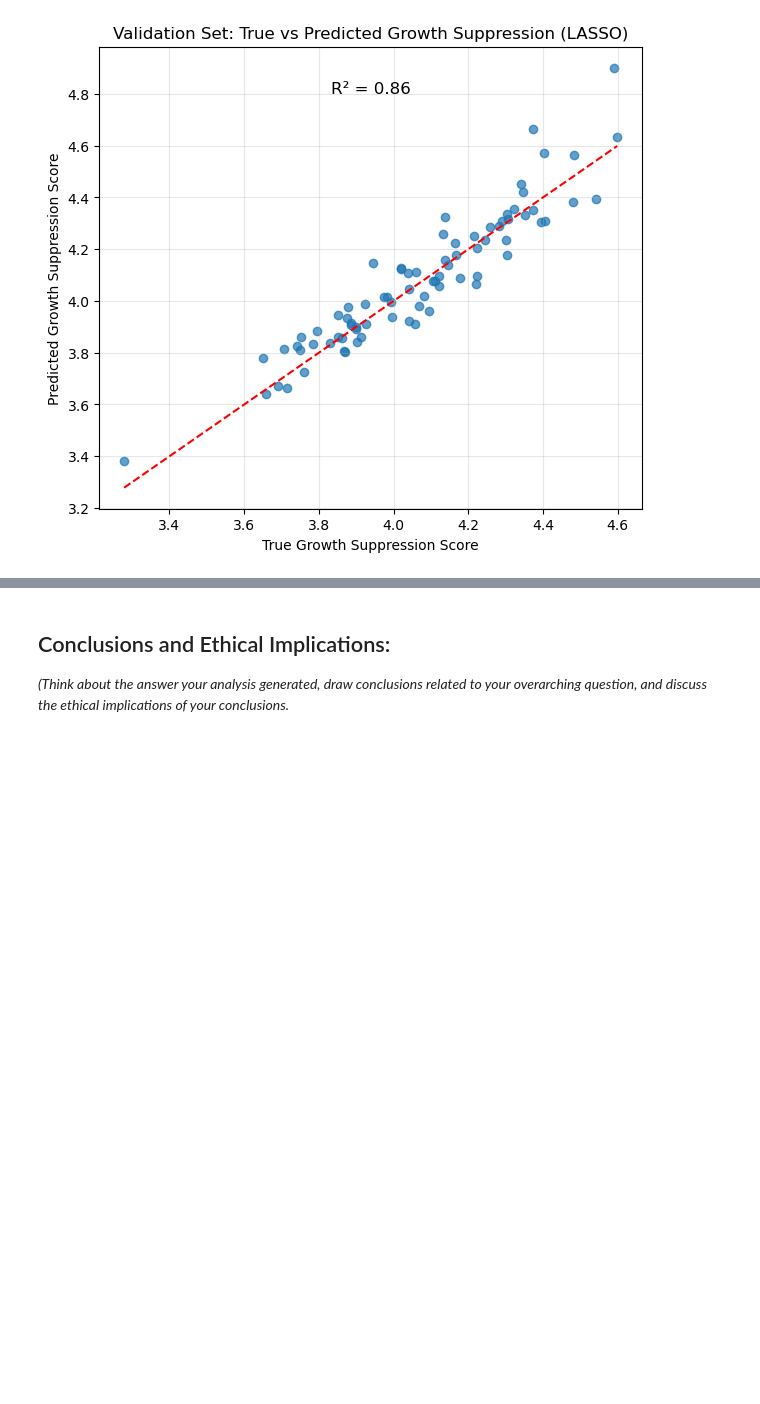
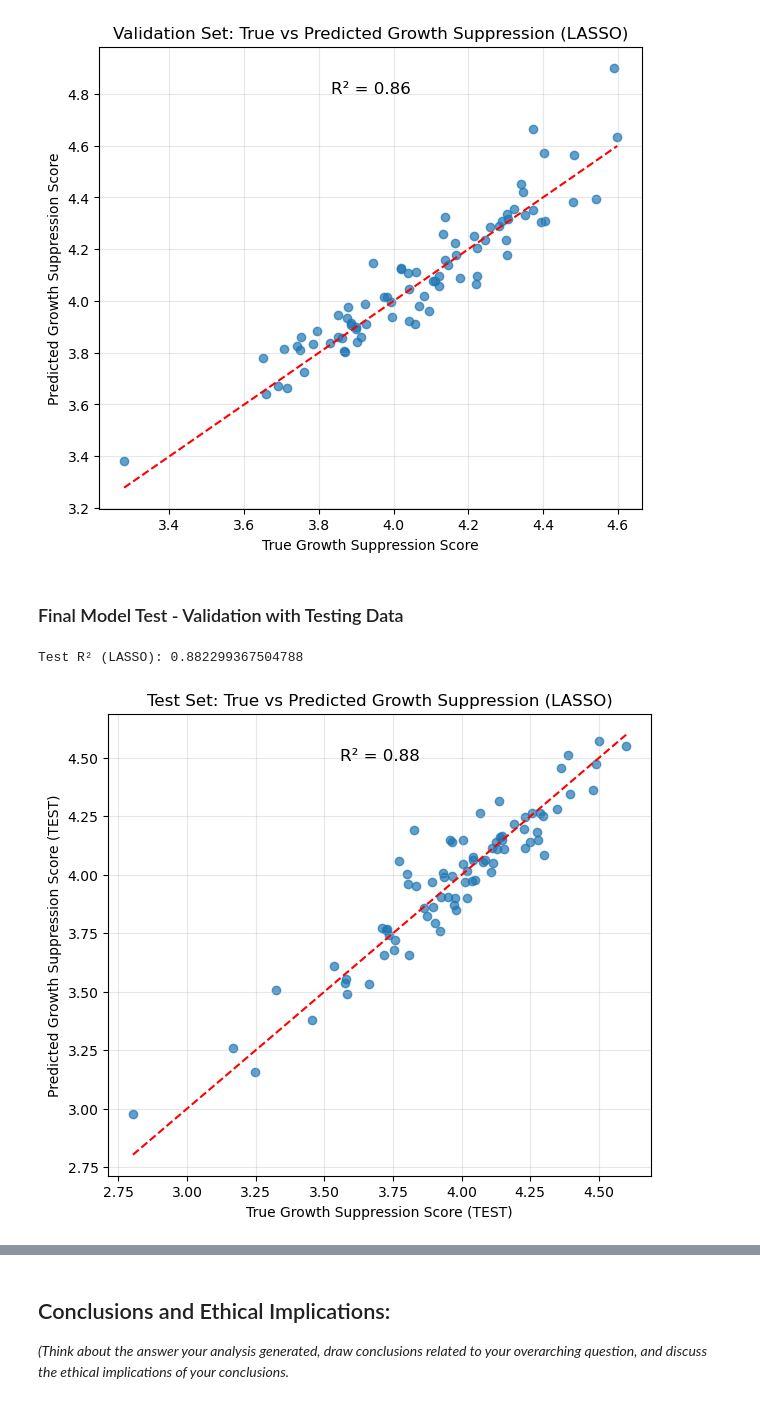
Before and after one commit to ReaganOswald/Module-4-Cancer, a Jupyter notebook: code/Module 4 Template.ipynb, the cells around one changed output, grey strips where cells are left out. Drawn from its saved outputs; the diff is of its cells as text; code cells hidden in the pictures; blank space fills up the shorter version.

Commit message:
verification and validation

```diff
--- a/code/Module 4 Template.ipynb
+++ b/code/Module 4 Template.ipynb
@@ -771,3 +771,66 @@ plt.show()
 # %% [output]
 Validation R² (LASSO): 0.864535541920684
 [figure]
+# %% [markdown]
+### Final Model Test - Validation with Testing Data
+# %%
+# 1. Load TEST data + metadata
+test_data = pd.read_csv( r"C:\Users\Reaga\Downloads\TEST_SET_GSE62944_subsample_log2TPM.csv", index_col=0)
+
+test_metadata = pd.read_csv(r"C:\Users\Reaga\OneDrive\Desktop\BME_2315\Module-4-Cancer\Module-4-Cancer\data\TEST_SET_GSE62944_metadata.csv",
+index_col=0)
+
+# 2. Subset to COAD samples
+test_samples = test_metadata[test_metadata["cancer_type"] == "COAD"].index
+test_COAD = test_data[test_samples]
+
+# 3. Identify shared genes (same as training)
+shared_angio_test = [g for g in x_df.columns if g in test_COAD.index]
+shared_growth_test = [g for g in y_df.columns if g in test_COAD.index]
+
+# 4. Subset test data to angiogenesis (X) and growth suppression (Y)
+test_x_df = test_COAD.loc[shared_angio_test].T
+test_y_df = test_COAD.loc[shared_growth_test].T
+
+# 5. Compute TEST target (mean growth suppression score)
+y_test = test_y_df.mean(axis=1).values
+
+# 6. Convert angiogenesis matrix to numpy array
+x_test = np.array(test_x_df)
+
+# 7. Predict using the trained LASSO model
+y_test_pred = best_lasso_model.predict(x_test)
+
+# 8. Compute R² for the TEST set
+r2_test_lasso = r2_score(y_test, y_test_pred)
+print("Test R² (LASSO):", r2_test_lasso)
+
+# 9. Plot EXPECTED vs PREDICTED for TEST data
+plt.figure(figsize=(7, 6))
+plt.scatter(y_test, y_test_pred, alpha=0.7)
+
+# Perfect prediction line
+plt.plot(
+    [y_test.min(), y_test.max()],
+    [y_test.min(), y_test.max()],
+    'r--'
+)
+
+plt.xlabel("True Growth Suppression Score (TEST)")
+plt.ylabel("Predicted Growth Suppression Score (TEST)")
+plt.title("Test Set: True vs Predicted Growth Suppression (LASSO)")
+
+# Annotate R²
+plt.annotate(
+    f"R² = {r2_test_lasso:.2f}",
+    xy=(0.5, 0.9),
+    xycoords='axes fraction',
+    ha='center',
+    fontsize=12
+)
+
+plt.grid(alpha=0.3)
+plt.show()
+# %% [output]
+Test R² (LASSO): 0.882299367504788
+[figure, added]
```
Also changed, not shown: parts of 2 cells of this notebook.
